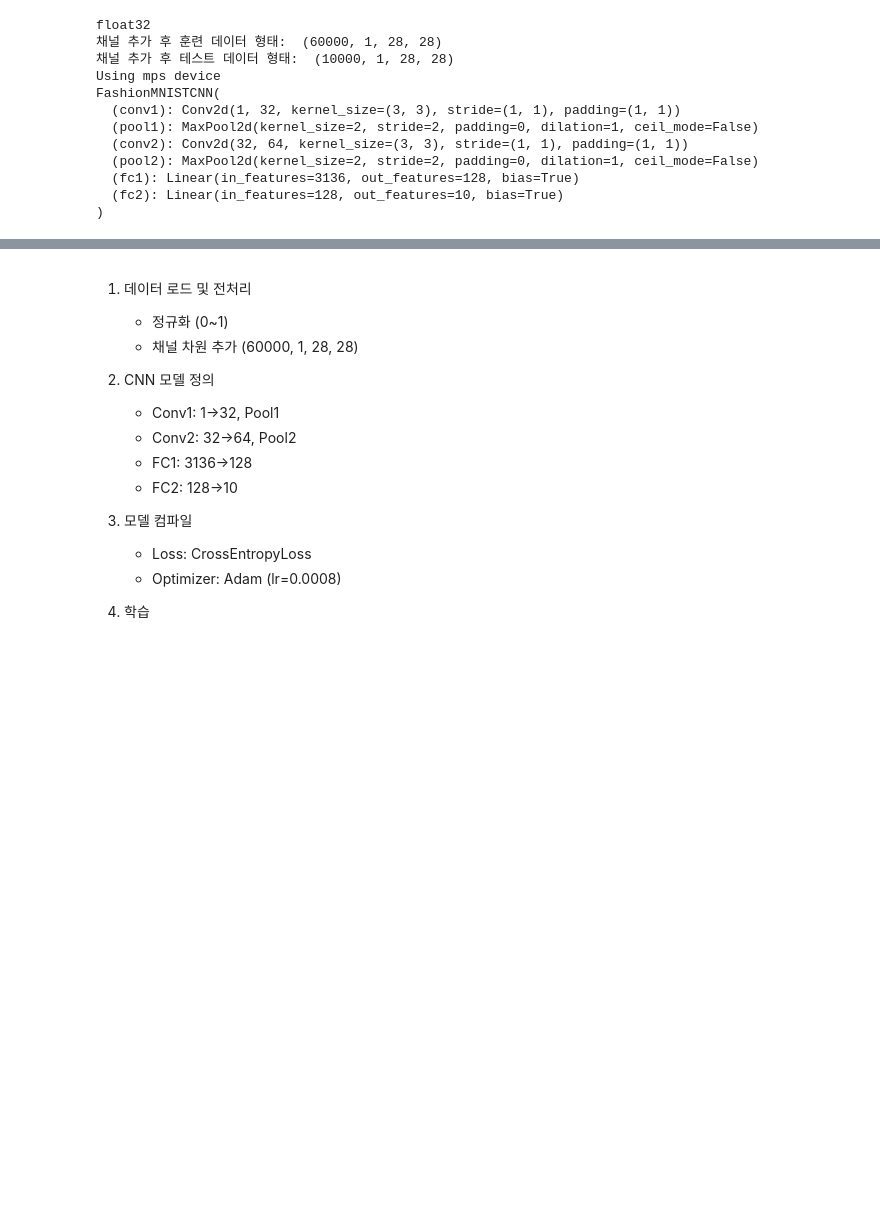
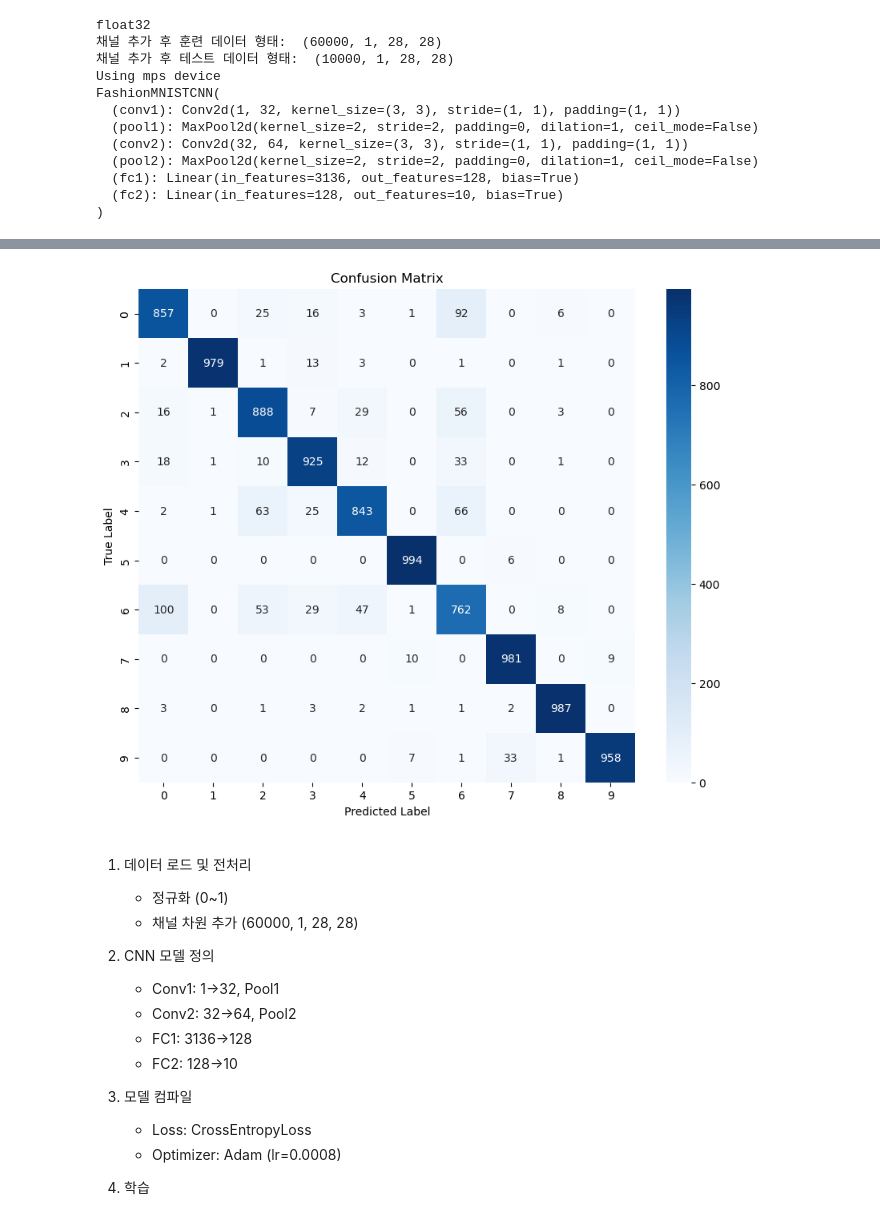
Before and after one commit to dino92-ys/kaggle-projects, a Jupyter notebook: fashion-mnist/Fashion_MNIST_CNN.ipynb, the cells around one changed output, grey strips where cells are left out. Drawn from its saved outputs; the diff is of its cells as text; code cells hidden in the pictures; blank space fills up the shorter version.

```diff
--- a/fashion-mnist/Fashion_MNIST_CNN.ipynb
+++ b/fashion-mnist/Fashion_MNIST_CNN.ipynb
@@ -10,10 +10,10 @@
 # 바이너리 파일 형태로 저장되어 gzip, numpy 라이브러리를 사용.
 import numpy as np
 # import gzip # 이미 압축해제 되어 있어서 필요 없음
-train_images_path = '/Users/rick/Library/Mobile Documents/com~apple~CloudDocs/Study/AI/Kaggle/Fashion MNIST/data/train-images-idx3-ubyte'
-train_labels_path = '/Users/rick/Library/Mobile Documents/com~apple~CloudDocs/Study/AI/Kaggle/Fashion MNIST/data/train-labels-idx1-ubyte'
-test_images_path = '/Users/rick/Library/Mobile Documents/com~apple~CloudDocs/Study/AI/Kaggle/Fashion MNIST/data/t10k-images-idx3-ubyte'
-test_labels_path = '/Users/rick/Library/Mobile Documents/com~apple~CloudDocs/Study/AI/Kaggle/Fashion MNIST/data/t10k-labels-idx1-ubyte'
+train_images_path = '/Users/ys/Library/Mobile Documents/com~apple~CloudDocs/Study/AI/Kaggle/kaggle-projects/fashion-mnist/data/train-images-idx3-ubyte'
+train_labels_path = '/Users/ys/Library/Mobile Documents/com~apple~CloudDocs/Study/AI/Kaggle/kaggle-projects/fashion-mnist/data/train-labels-idx1-ubyte'
+test_images_path = '/Users/ys/Library/Mobile Documents/com~apple~CloudDocs/Study/AI/Kaggle/kaggle-projects/fashion-mnist/data/t10k-images-idx3-ubyte'
+test_labels_path = '/Users/ys/Library/Mobile Documents/com~apple~CloudDocs/Study/AI/Kaggle/kaggle-projects/fashion-mnist/data/t10k-labels-idx1-ubyte'
 # offset은 파일의 특정 위치부터 데이터를 읽기 시작하라고 알려주는 기능입니다. Fashion-MNIST 데이터셋의 바이너리 파일은 이미지 데이터나 라벨 데이터가 시작되기 전에, 데이터에 대한 메타정보가 담긴 **헤더(header)**를 가지고 있습니다. 이 헤더 정보를 건너뛰고 순수한 데이터만 읽기 위해 offset을 사용하는 것이죠.
 # 이미지 파일 로드 함수 (압축 해제된 파일용)
 def load_mnist_images(path:str):
@@ -354,3 +371,4 @@ FashionMNISTCNN(
+[figure, added]
 # %% [markdown]
 1. 데이터 로드 및 전처리
    - 정규화 (0~1)
```
Also changed, not shown: parts of 1 cell of this notebook, 8 other files.
